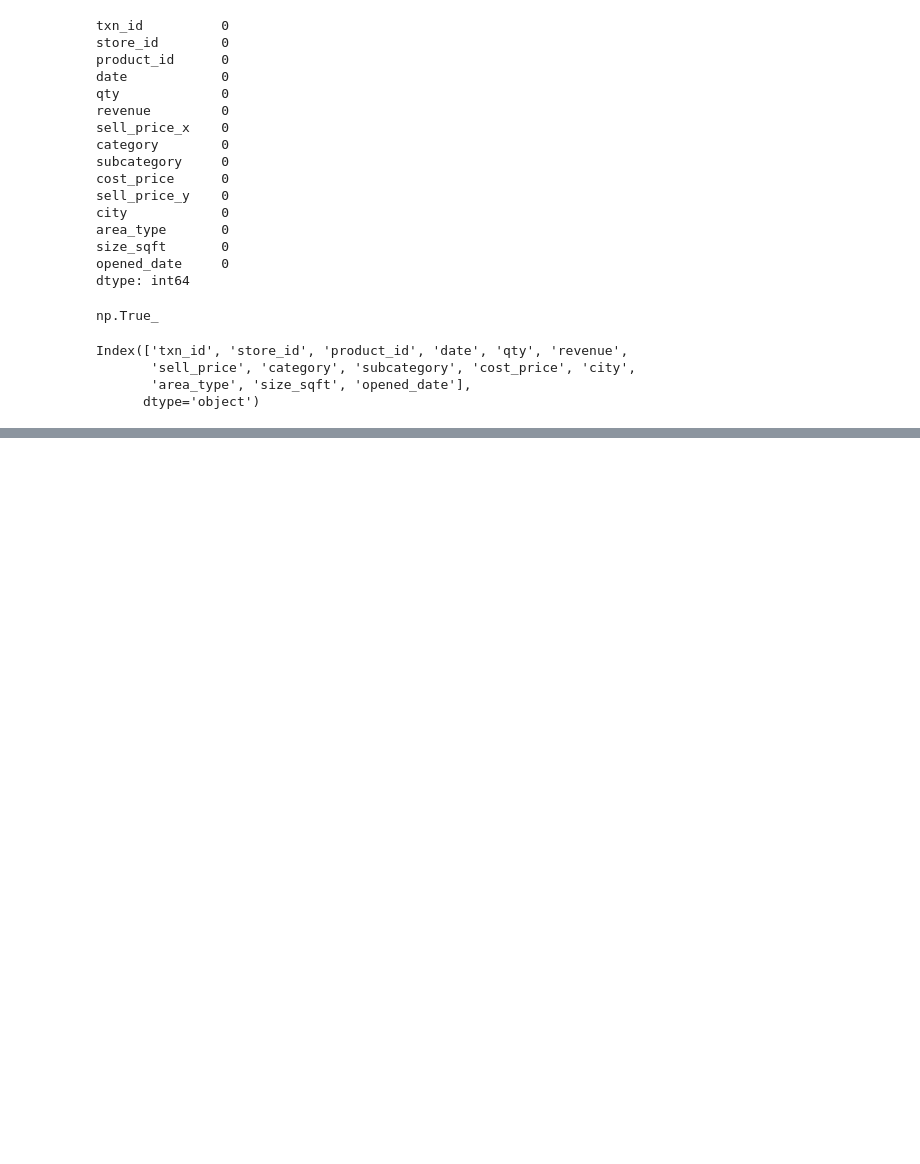
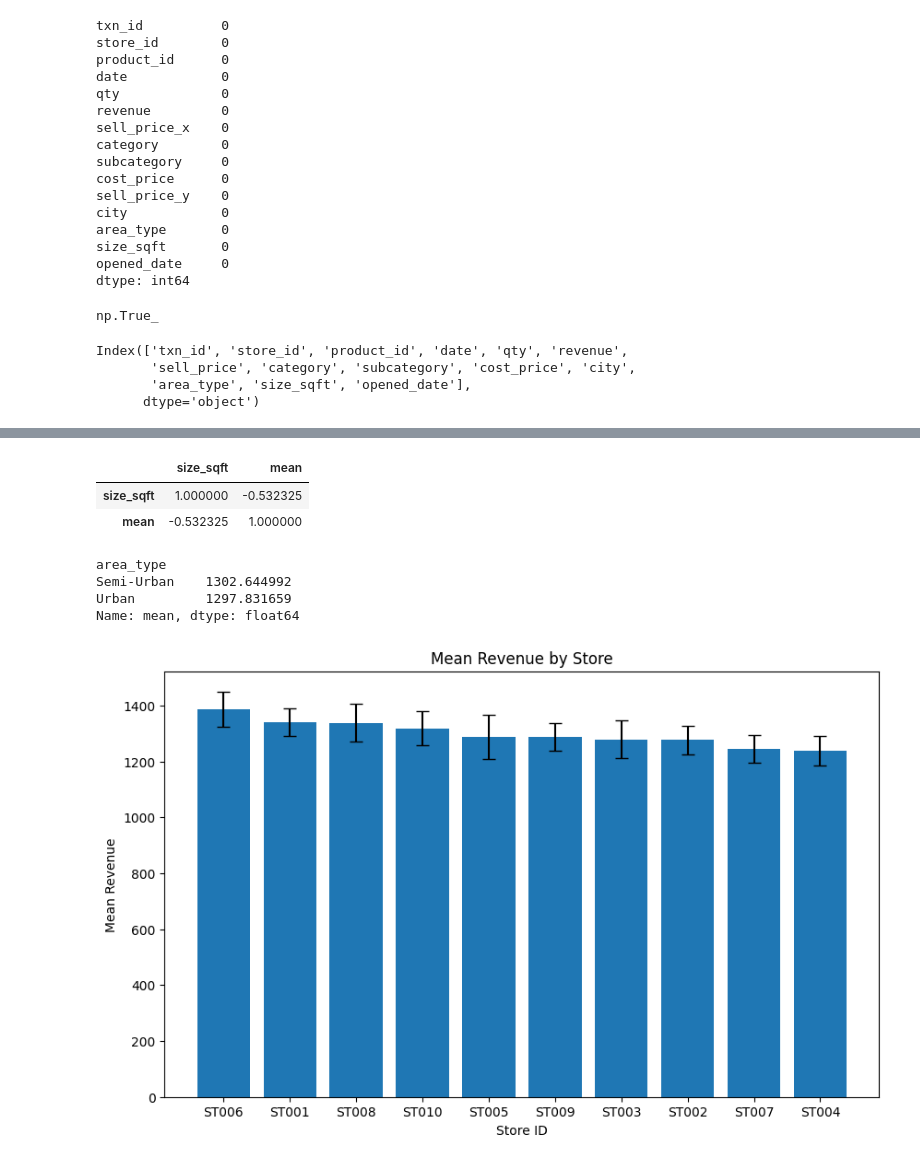
Before and after one commit to Mubesh-Hub/retailpulse-analysis, a Jupyter notebook: notebooks/vscodeanalysed.ipynb, the cells around one changed output, grey strips where cells are left out. Cells and saved outputs as stored; diff of their text form; code cells hidden in the pictures; blank space fills up the shorter version.

Commit message:
Add descriptive statistics with confidence intervals, SQL business-question queries, and 4 visualizations for Day 1 RetailPulse analysis

```diff
--- a/notebooks/vscodeanalysed.ipynb
+++ b/notebooks/vscodeanalysed.ipynb
@@ -377,0 +385,5 @@ returns_df.to_csv('returns_clean.csv', index=False)
+# %%
+import pandas as pd
+master = pd.read_csv("../data/processed/master_clean.csv")
+returns_df = pd.read_csv("../data/processed/returns_clean.csv")
+master.shape
@@ -377,0 +392,3 @@ returns_df.to_csv('returns_clean.csv', index=False)
+# %%
+store_revenue = master.groupby('store_id')['revenue'].agg(['sum', 'mean', 'std', 'count'])
+store_revenue
@@ -377,0 +408,8 @@ returns_df.to_csv('returns_clean.csv', index=False)
+# %%
+import numpy as np
+
+store_revenue['se'] = store_revenue['std'] / np.sqrt(store_revenue['count'])
+store_revenue['ci_lower'] = store_revenue['mean'] - 1.96 * store_revenue['se']
+store_revenue['ci_upper'] = store_revenue['mean'] + 1.96 * store_revenue['se']
+
+store_revenue[['mean', 'ci_lower', 'ci_upper', 'count']].sort_values('mean', ascending=False)
@@ -377,0 +443,4 @@ returns_df.to_csv('returns_clean.csv', index=False)
+# %%
+store_info=master[['store_id','city','area_type','size_sqft']].drop_duplicates()
+store_summary=store_revenue.merge(store_info,on='store_id')
+store_summary.sort_values('mean', ascending=False)
@@ -377,0 +459,13 @@ returns_df.to_csv('returns_clean.csv', index=False)
+# %%
+store_summary[['size_sqft','mean']].corr()
+# %% [output]
+|  | size_sqft | mean |
+| size_sqft | 1.000000 | -0.532325 |
+| mean | -0.532325 | 1.000000 |
+# %%
+store_summary.groupby('area_type')['mean'].mean()
+# %% [output]
+area_type
+Semi-Urban    1302.644992
+Urban         1297.831659
+Name: mean, dtype: float64
@@ -377,0 +475,16 @@ returns_df.to_csv('returns_clean.csv', index=False)
+# %%
+import matplotlib.pyplot as plt
+
+store_summary_sorted=store_summary.sort_values('mean', ascending=False)
+store_error=store_summary_sorted['ci_upper']-store_summary_sorted['mean']
+
+plt.figure(figsize=(10,6))
+plt.bar(store_summary_sorted['store_id'], store_summary_sorted['mean'], yerr=store_error, capsize=5)
+
+plt.title('Mean Revenue by Store')
+plt.xlabel('Store ID')
+plt.ylabel('Mean Revenue')
+plt.savefig("../reports/store_revenue_ci.png", dpi=150, bbox_inches='tight')
+plt.show()
+# %% [output]
+[figure, added]
```
Also changed, not shown: parts of 11 cells of this notebook, 5 other files.
